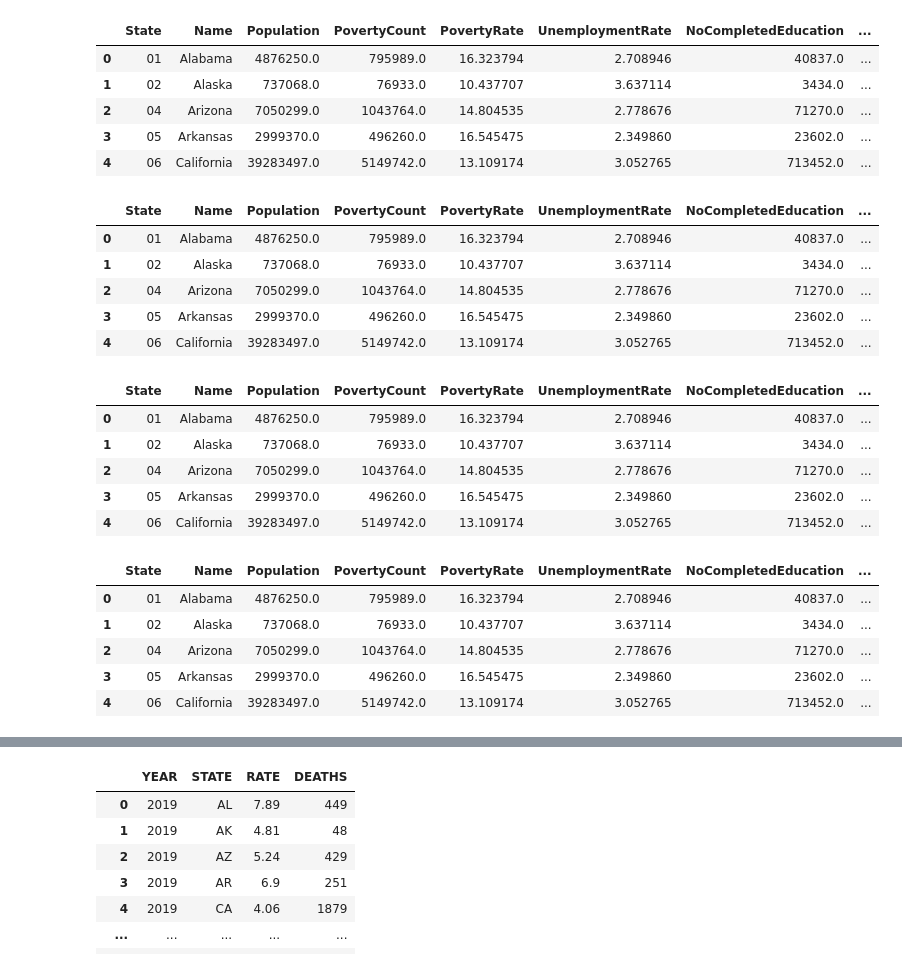
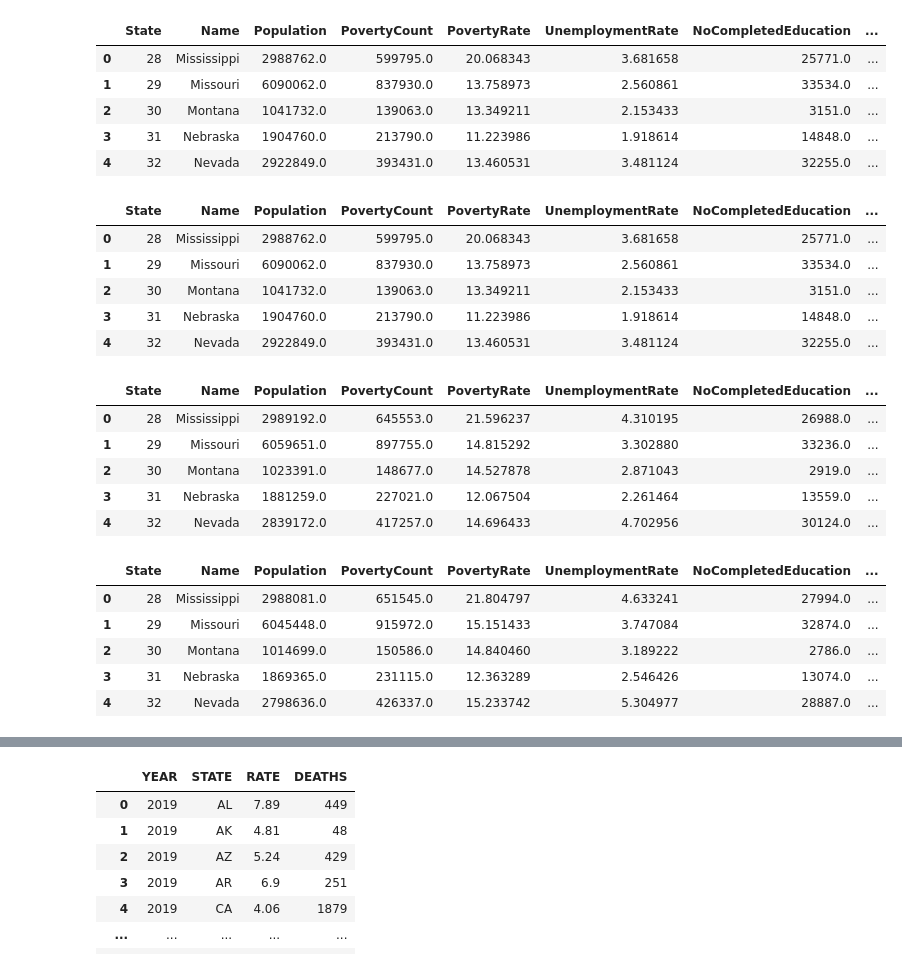
Before and after one commit to etreznoski/Infant_Mortality, a Jupyter notebook: ETL.ipynb, the cells around one changed output, grey strips where cells are left out. Saved outputs shown, nothing was run; the diff lists cells and outputs as text; code cells hidden in the pictures.

Commit message:
fixed typo in census api call

```diff
--- a/ETL.ipynb
+++ b/ETL.ipynb
@@ -81,7 +81,7 @@ census_19
 c18 = Census(api_key, year=2018)
 # See: https://github.com/datamade/census for library documentation
 # See: https://gist.github.com/afhaque/60558290d6efd892351c4b64e5c01e9b for labels
-census_data18 = c.acs5.get(("NAME", "B01003_001E",
+census_data18 = c18.acs5.get(("NAME", "B01003_001E",
                                       "B17001_002E",
                                       "B23025_005E",
                                       "B15003_002E",
@@ -107,43 +107,43 @@ census_18 = census_18.rename(columns={"B01003_001E": "Population",
                                       "B15003_017E": "PopulationWithHighSchoolDiploma",
                                       "B15003_021E": "PopulationWithAssociatesDegree",
                                       "B15003_022E": "PopulationWithBachelorsDegree",
                                       "B02001_002E": "WhitePop",
                                       "B02001_003E": "BlackPop",
                                       "B02001_004E": "NativeAmericanPop",
                                       "B02001_005E": "AsianPop",
                                       "B02001_006E": "NativeHawaiianPop",
                                       "B03001_003E": "HispanicPop",
                                       "B02001_008E": "TwoOrMoreRacesPop",
                                       "NAME": "Name", "state": "State"})
 
 # Add in Poverty Rate (Poverty Count / Population)
 census_18["PovertyRate"] = 100 * \
     census_18["PovertyCount"].astype(
         int) / census_18["Population"].astype(int)
 # Add in Employment Rate (Employment Count / Population)
 census_18["UnemploymentRate"] = 100 * \
     census_18["UnemploymentCount"].astype(
         int) / census_18["Population"].astype(int)
 # Final DataFrame
 census_18 = census_18[["State", "Name", "Population", "PovertyCount", "PovertyRate", "UnemploymentRate",
                         "NoCompletedEducation", "PopulationWithHighSchoolDiploma",
                       "PopulationWithAssociatesDegree", "PopulationWithBachelorsDegree",
                       "WhitePop", "BlackPop", "NativeAmericanPop", "AsianPop", "NativeHawaiianPop",
                       "HispanicPop", "TwoOrMoreRacesPop"]]
 
 census_18.head()
 # %% [output]
 |  | State | Name | Population | PovertyCount | PovertyRate | UnemploymentRate | NoCompletedEducation | ... |
-| 0 | 01 | Alabama | 4876250.0 | 795989.0 | 16.323794 | 2.708946 | 40837.0 | ... |
-| 1 | 02 | Alaska | 737068.0 | 76933.0 | 10.437707 | 3.637114 | 3434.0 | ... |
-| 2 | 04 | Arizona | 7050299.0 | 1043764.0 | 14.804535 | 2.778676 | 71270.0 | ... |
-| 3 | 05 | Arkansas | 2999370.0 | 496260.0 | 16.545475 | 2.349860 | 23602.0 | ... |
-| 4 | 06 | California | 39283497.0 | 5149742.0 | 13.109174 | 3.052765 | 713452.0 | ... |
+| 0 | 28 | Mississippi | 2988762.0 | 599795.0 | 20.068343 | 3.681658 | 25771.0 | ... |
+| 1 | 29 | Missouri | 6090062.0 | 837930.0 | 13.758973 | 2.560861 | 33534.0 | ... |
+| 2 | 30 | Montana | 1041732.0 | 139063.0 | 13.349211 | 2.153433 | 3151.0 | ... |
+| 3 | 31 | Nebraska | 1904760.0 | 213790.0 | 11.223986 | 1.918614 | 14848.0 | ... |
+| 4 | 32 | Nevada | 2922849.0 | 393431.0 | 13.460531 | 3.481124 | 32255.0 | ... |
 # %%
 c17 = Census(api_key, year=2017)
 # See: https://github.com/datamade/census for library documentation
 # See: https://gist.github.com/afhaque/60558290d6efd892351c4b64e5c01e9b for labels
-census_data17 = c.acs5.get(("NAME", "B01003_001E",
+census_data17 = c17.acs5.get(("NAME", "B01003_001E",
                                       "B17001_002E",
                                       "B23025_005E",
                                       "B15003_002E",
@@ -196,16 +196,16 @@ census_17 = census_17[["State", "Name", "Population", "PovertyCount", "PovertyRa
 census_17.head()
 # %% [output]
 |  | State | Name | Population | PovertyCount | PovertyRate | UnemploymentRate | NoCompletedEducation | ... |
-| 0 | 01 | Alabama | 4876250.0 | 795989.0 | 16.323794 | 2.708946 | 40837.0 | ... |
-| 1 | 02 | Alaska | 737068.0 | 76933.0 | 10.437707 | 3.637114 | 3434.0 | ... |
-| 2 | 04 | Arizona | 7050299.0 | 1043764.0 | 14.804535 | 2.778676 | 71270.0 | ... |
-| 3 | 05 | Arkansas | 2999370.0 | 496260.0 | 16.545475 | 2.349860 | 23602.0 | ... |
-| 4 | 06 | California | 39283497.0 | 5149742.0 | 13.109174 | 3.052765 | 713452.0 | ... |
+| 0 | 28 | Mississippi | 2988762.0 | 599795.0 | 20.068343 | 3.681658 | 25771.0 | ... |
+| 1 | 29 | Missouri | 6090062.0 | 837930.0 | 13.758973 | 2.560861 | 33534.0 | ... |
+| 2 | 30 | Montana | 1041732.0 | 139063.0 | 13.349211 | 2.153433 | 3151.0 | ... |
+| 3 | 31 | Nebraska | 1904760.0 | 213790.0 | 11.223986 | 1.918614 | 14848.0 | ... |
+| 4 | 32 | Nevada | 2922849.0 | 393431.0 | 13.460531 | 3.481124 | 32255.0 | ... |
 # %%
 c16 = Census(api_key, year=2016)
 # See: https://github.com/datamade/census for library documentation
 # See: https://gist.github.com/afhaque/60558290d6efd892351c4b64e5c01e9b for labels
-census_data16 = c.acs5.get(("NAME", "B01003_001E",
+census_data16 = c16.acs5.get(("NAME", "B01003_001E",
                                       "B17001_002E",
                                       "B23025_005E",
                                       "B15003_002E",
@@ -258,16 +258,16 @@ census_16 = census_16[["State", "Name", "Population", "PovertyCount", "PovertyRa
 census_16.head()
 # %% [output]
 |  | State | Name | Population | PovertyCount | PovertyRate | UnemploymentRate | NoCompletedEducation | ... |
-| 0 | 01 | Alabama | 4876250.0 | 795989.0 | 16.323794 | 2.708946 | 40837.0 | ... |
-| 1 | 02 | Alaska | 737068.0 | 76933.0 | 10.437707 | 3.637114 | 3434.0 | ... |
-| 2 | 04 | Arizona | 7050299.0 | 1043764.0 | 14.804535 | 2.778676 | 71270.0 | ... |
-| 3 | 05 | Arkansas | 2999370.0 | 496260.0 | 16.545475 | 2.349860 | 23602.0 | ... |
-| 4 | 06 | California | 39283497.0 | 5149742.0 | 13.109174 | 3.052765 | 713452.0 | ... |
+| 0 | 28 | Mississippi | 2989192.0 | 645553.0 | 21.596237 | 4.310195 | 26988.0 | ... |
+| 1 | 29 | Missouri | 6059651.0 | 897755.0 | 14.815292 | 3.302880 | 33236.0 | ... |
+| 2 | 30 | Montana | 1023391.0 | 148677.0 | 14.527878 | 2.871043 | 2919.0 | ... |
+| 3 | 31 | Nebraska | 1881259.0 | 227021.0 | 12.067504 | 2.261464 | 13559.0 | ... |
+| 4 | 32 | Nevada | 2839172.0 | 417257.0 | 14.696433 | 4.702956 | 30124.0 | ... |
 # %%
 c15 = Census(api_key, year=2015)
 # See: https://github.com/datamade/census for library documentation
 # See: https://gist.github.com/afhaque/60558290d6efd892351c4b64e5c01e9b for labels
-census_data15 = c.acs5.get(("NAME", "B01003_001E",
+census_data15 = c15.acs5.get(("NAME", "B01003_001E",
                                       "B17001_002E",
                                       "B23025_005E",
                                       "B15003_002E",
@@ -320,11 +320,11 @@ census_15 = census_15[["State", "Name", "Population", "PovertyCount", "PovertyRa
 census_15.head()
 # %% [output]
 |  | State | Name | Population | PovertyCount | PovertyRate | UnemploymentRate | NoCompletedEducation | ... |
-| 0 | 01 | Alabama | 4876250.0 | 795989.0 | 16.323794 | 2.708946 | 40837.0 | ... |
-| 1 | 02 | Alaska | 737068.0 | 76933.0 | 10.437707 | 3.637114 | 3434.0 | ... |
-| 2 | 04 | Arizona | 7050299.0 | 1043764.0 | 14.804535 | 2.778676 | 71270.0 | ... |
-| 3 | 05 | Arkansas | 2999370.0 | 496260.0 | 16.545475 | 2.349860 | 23602.0 | ... |
-| 4 | 06 | California | 39283497.0 | 5149742.0 | 13.109174 | 3.052765 | 713452.0 | ... |
+| 0 | 28 | Mississippi | 2988081.0 | 651545.0 | 21.804797 | 4.633241 | 27994.0 | ... |
+| 1 | 29 | Missouri | 6045448.0 | 915972.0 | 15.151433 | 3.747084 | 32874.0 | ... |
+| 2 | 30 | Montana | 1014699.0 | 150586.0 | 14.840460 | 3.189222 | 2786.0 | ... |
+| 3 | 31 | Nebraska | 1869365.0 | 231115.0 | 12.363289 | 2.546426 | 13074.0 | ... |
+| 4 | 32 | Nevada | 2798636.0 | 426337.0 | 15.233742 | 5.304977 | 28887.0 | ... |
 # %%
 census_15["Year"] = "2015"
 census_16["Year"] = "2016"
```
Also changed, not shown: parts of 4 cells of this notebook, 1 other file.
